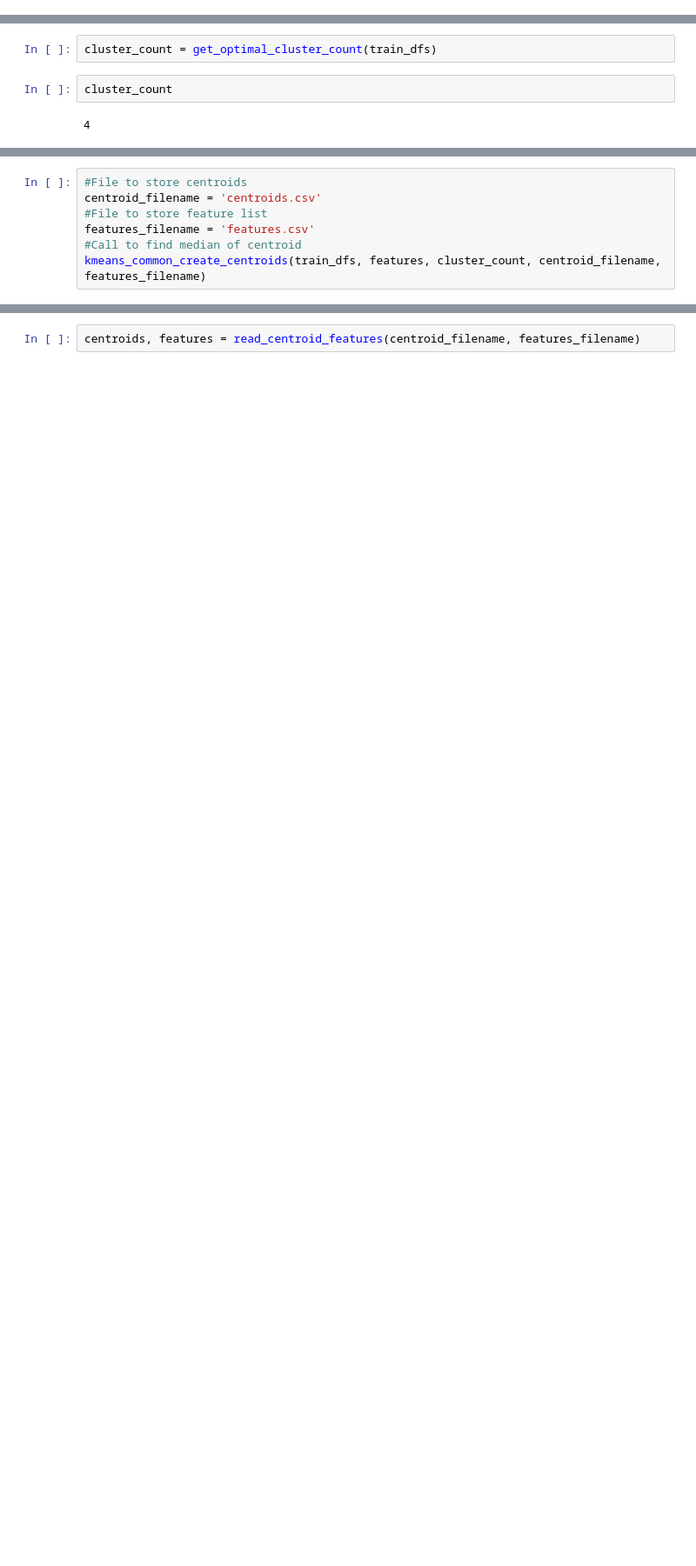
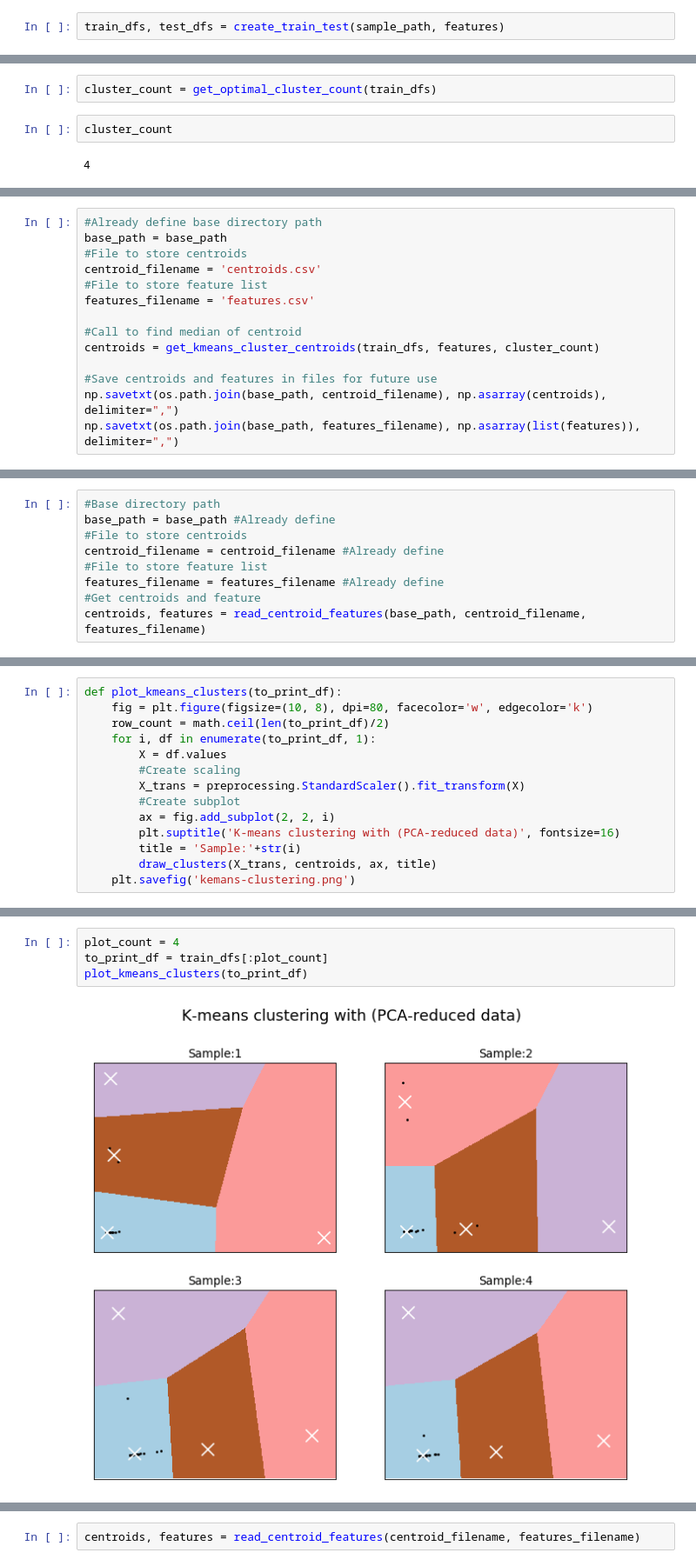
Before and after one commit to arpitgawande/ThesisPrograms, a Jupyter notebook: notebooks/IP_clustering.ipynb, the cells around one changed output, grey strips where cells are left out. Shown: that part at 87% size. Cells and saved outputs as stored; diff of their text form; blank space fills up the shorter version.

```diff
--- a/notebooks/IP_clustering.ipynb
+++ b/notebooks/IP_clustering.ipynb
@@ -168,3 +182,5 @@ train_dfs, test_dfs = create_train_test(sample_path, merge_count, features)
+# %%
+train_dfs, test_dfs = create_train_test(sample_path, features)
 # %%
 train_dfs[0].head()
 # %% [output]
@@ -306,7 +348,14 @@ def kmeans_common_create_centroids(sample_frames, features, cluster_count, centr
 # %%
+#Already define base directory path
+base_path = base_path
 #File to store centroids
 centroid_filename = 'centroids.csv'
 #File to store feature list
 features_filename = 'features.csv'
+
 #Call to find median of centroid
-kmeans_common_create_centroids(train_dfs, features, cluster_count, centroid_filename, features_filename)
+centroids = get_kmeans_cluster_centroids(train_dfs, features, cluster_count)
+
+#Save centroids and features in files for future use
+np.savetxt(os.path.join(base_path, centroid_filename), np.asarray(centroids), delimiter=",")
+np.savetxt(os.path.join(base_path, features_filename), np.asarray(list(features)), delimiter=",")
@@ -361,3 +441,12 @@ def draw_clusters(X, pre_centroids, ax, title):
     ax.set_ylim(y_min, y_max)
     ax.set_xticks(())
     ax.set_yticks(())
+# %%
+#Base directory path
+base_path = base_path #Already define
+#File to store centroids
+centroid_filename = centroid_filename #Already define
+#File to store feature list
+features_filename = features_filename #Already define
+#Get centroids and feature
+centroids, features = read_centroid_features(base_path, centroid_filename, features_filename)
@@ -363,0 +455,14 @@ def draw_clusters(X, pre_centroids, ax, title):
+# %%
+def plot_kmeans_clusters(to_print_df):
+    fig = plt.figure(figsize=(10, 8), dpi=80, facecolor='w', edgecolor='k')
+    row_count = math.ceil(len(to_print_df)/2)
+    for i, df in enumerate(to_print_df, 1):
+        X = df.values
+        #Create scaling
+        X_trans = preprocessing.StandardScaler().fit_transform(X)
+        #Create subplot
+        ax = fig.add_subplot(2, 2, i)
+        plt.suptitle('K-means clustering with (PCA-reduced data)', fontsize=16)
+        title = 'Sample:'+str(i)
+        draw_clusters(X_trans, centroids, ax, title)
+    plt.savefig('kemans-clustering.png')
@@ -363,0 +471,6 @@ def draw_clusters(X, pre_centroids, ax, title):
+# %%
+plot_count = 4
+to_print_df = train_dfs[:plot_count]
+plot_kmeans_clusters(to_print_df)
+# %% [output]
+[figure, added]
```
Also changed, not shown: parts of 48 cells of this notebook, 2 other files.
